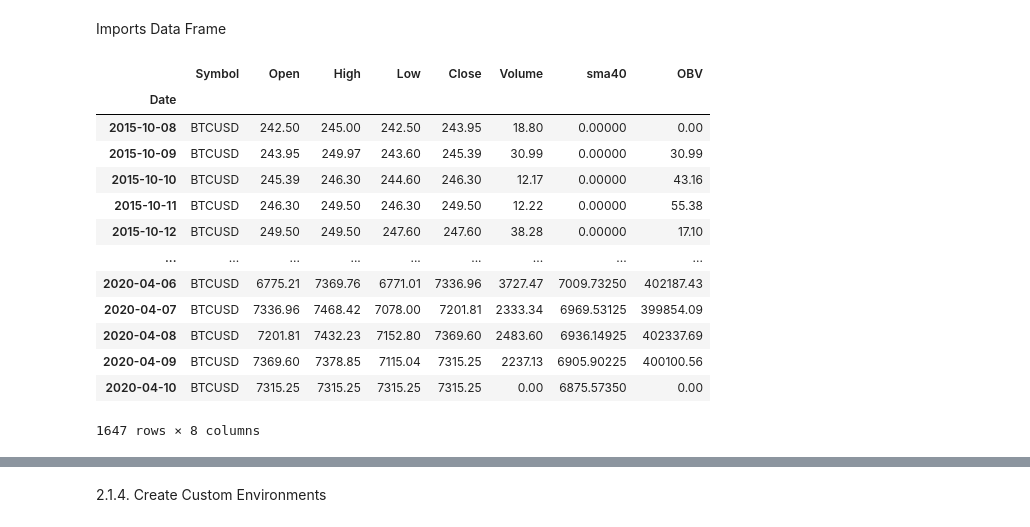
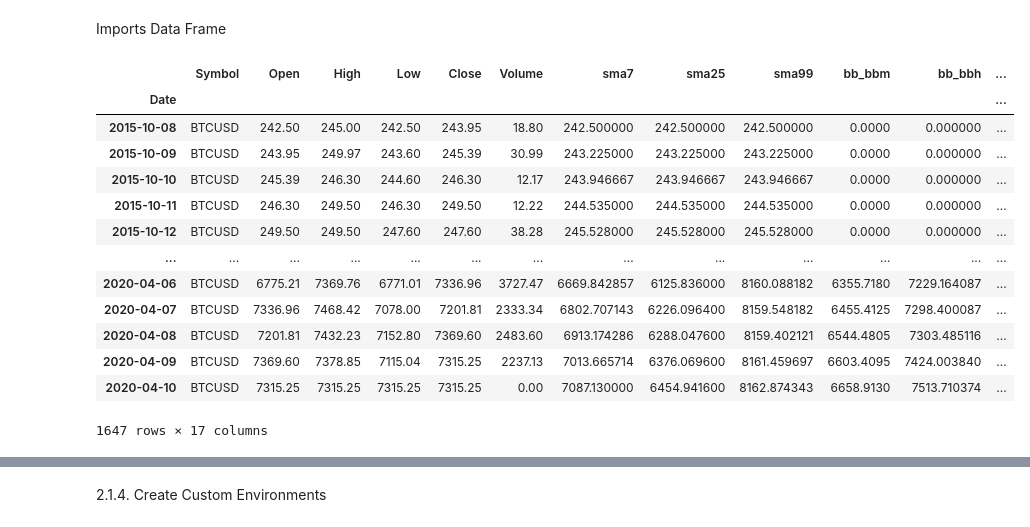
Before and after one commit to estebancr3008/Reinforcement_Learning_Binary_Options_Bot, a Jupyter notebook: Reinforcement_Learning_Trading_Binary.ipynb, the cells around one changed output, grey strips where cells are left out. Cells and saved outputs as stored; diff of their text form; code cells hidden in the pictures.

```diff
--- a/Reinforcement_Learning_Trading_Binary.ipynb
+++ b/Reinforcement_Learning_Trading_Binary.ipynb
@@ -348,27 +350,27 @@ class BinaryEnv(TradingEnv):
 # %% [markdown]
 Imports Data Frame
 # %%
-with open("/content/drive/MyDrive/Other Projects/BTCUSD_1day.pickle", \
+with open("BTCUSD_1day.pickle", \
           "rb") as f:
       df \
       = pickle.load(f)
 
 df
 # %% [output]
-|  | Symbol | Open | High | Low | Close | Volume | sma40 | OBV |
-| Date |  |  |  |  |  |  |  |  |
-| 2015-10-08 | BTCUSD | 242.50 | 245.00 | 242.50 | 243.95 | 18.80 | 0.00000 | 0.00 |
-| 2015-10-09 | BTCUSD | 243.95 | 249.97 | 243.60 | 245.39 | 30.99 | 0.00000 | 30.99 |
-| 2015-10-10 | BTCUSD | 245.39 | 246.30 | 244.60 | 246.30 | 12.17 | 0.00000 | 43.16 |
-| 2015-10-11 | BTCUSD | 246.30 | 249.50 | 246.30 | 249.50 | 12.22 | 0.00000 | 55.38 |
-| 2015-10-12 | BTCUSD | 249.50 | 249.50 | 247.60 | 247.60 | 38.28 | 0.00000 | 17.10 |
-| ... | ... | ... | ... | ... | ... | ... | ... | ... |
-| 2020-04-06 | BTCUSD | 6775.21 | 7369.76 | 6771.01 | 7336.96 | 3727.47 | 7009.73250 | 402187.43 |
-| 2020-04-07 | BTCUSD | 7336.96 | 7468.42 | 7078.00 | 7201.81 | 2333.34 | 6969.53125 | 399854.09 |
-| 2020-04-08 | BTCUSD | 7201.81 | 7432.23 | 7152.80 | 7369.60 | 2483.60 | 6936.14925 | 402337.69 |
-| 2020-04-09 | BTCUSD | 7369.60 | 7378.85 | 7115.04 | 7315.25 | 2237.13 | 6905.90225 | 400100.56 |
-| 2020-04-10 | BTCUSD | 7315.25 | 7315.25 | 7315.25 | 7315.25 | 0.00 | 6875.57350 | 0.00 |
+|  | Symbol | Open | High | Low | Close | Volume | sma7 | sma25 | sma99 | bb_bbm | bb_bbh | ... |
+| Date |  |  |  |  |  |  |  |  |  |  |  | ... |
+| 2015-10-08 | BTCUSD | 242.50 | 245.00 | 242.50 | 243.95 | 18.80 | 242.500000 | 242.500000 | 242.500000 | 0.0000 | 0.000000 | ... |
+| 2015-10-09 | BTCUSD | 243.95 | 249.97 | 243.60 | 245.39 | 30.99 | 243.225000 | 243.225000 | 243.225000 | 0.0000 | 0.000000 | ... |
+| 2015-10-10 | BTCUSD | 245.39 | 246.30 | 244.60 | 246.30 | 12.17 | 243.946667 | 243.946667 | 243.946667 | 0.0000 | 0.000000 | ... |
+| 2015-10-11 | BTCUSD | 246.30 | 249.50 | 246.30 | 249.50 | 12.22 | 244.535000 | 244.535000 | 244.535000 | 0.0000 | 0.000000 | ... |
+| 2015-10-12 | BTCUSD | 249.50 | 249.50 | 247.60 | 247.60 | 38.28 | 245.528000 | 245.528000 | 245.528000 | 0.0000 | 0.000000 | ... |
+| ... | ... | ... | ... | ... | ... | ... | ... | ... | ... | ... | ... | ... |
+| 2020-04-06 | BTCUSD | 6775.21 | 7369.76 | 6771.01 | 7336.96 | 3727.47 | 6669.842857 | 6125.836000 | 8160.088182 | 6355.7180 | 7229.164087 | ... |
+| 2020-04-07 | BTCUSD | 7336.96 | 7468.42 | 7078.00 | 7201.81 | 2333.34 | 6802.707143 | 6226.096400 | 8159.548182 | 6455.4125 | 7298.400087 | ... |
+| 2020-04-08 | BTCUSD | 7201.81 | 7432.23 | 7152.80 | 7369.60 | 2483.60 | 6913.174286 | 6288.047600 | 8159.402121 | 6544.4805 | 7303.485116 | ... |
+| 2020-04-09 | BTCUSD | 7369.60 | 7378.85 | 7115.04 | 7315.25 | 2237.13 | 7013.665714 | 6376.069600 | 8161.459697 | 6603.4095 | 7424.003840 | ... |
+| 2020-04-10 | BTCUSD | 7315.25 | 7315.25 | 7315.25 | 7315.25 | 0.00 | 7087.130000 | 6454.941600 | 8162.874343 | 6658.9130 | 7513.710374 | ... |
-1647 rows × 8 columns
+1647 rows × 17 columns
 # %%
 
 lower_limit = 50
```
Also changed, not shown: parts of 12 cells of this notebook, 1 other file.
